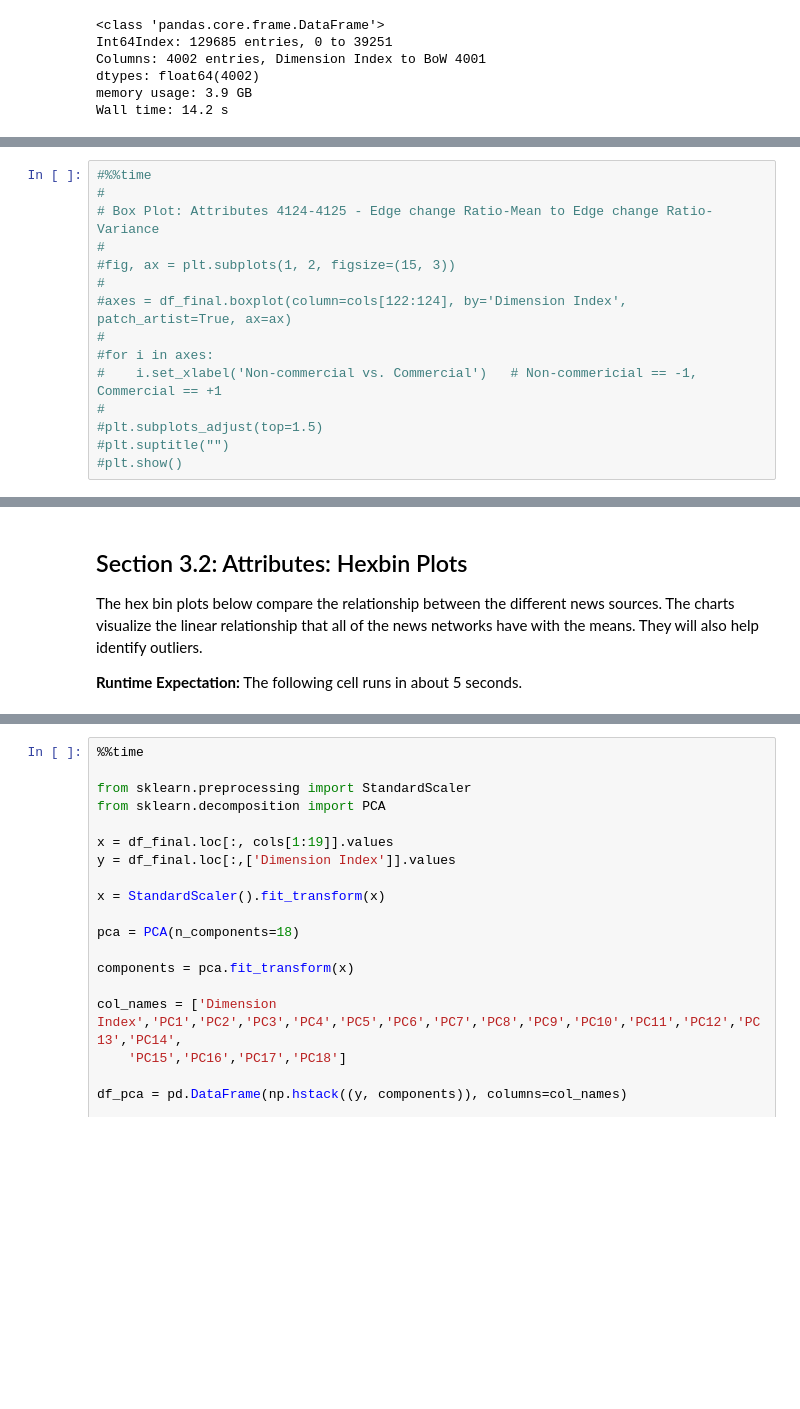
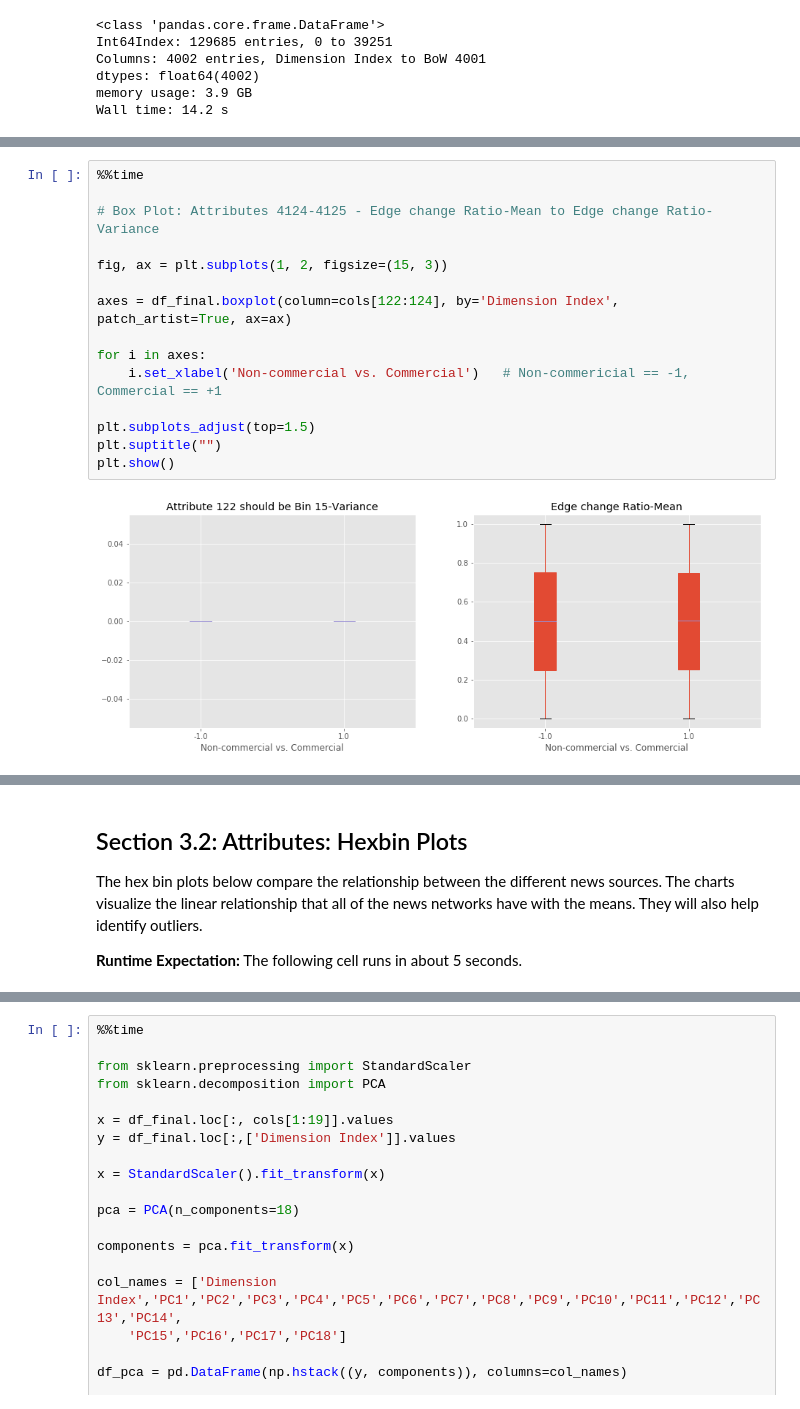
Before and after one commit to frankie-s/lab2, a Jupyter notebook: lab_2.ipynb, the cells around one changed output, grey strips where cells are left out. Drawn from its saved outputs; the diff is of its cells as text; blank space fills up the shorter version.

```diff
--- a/lab_2.ipynb
+++ b/lab_2.ipynb
@@ -870,15 +907,17 @@ The code below creates a Box Plot for each of the non-binned attributes (columns
 # %%
-#%%time
-#
+%%time
+
 # Box Plot: Attributes 4124-4125 - Edge change Ratio-Mean to Edge change Ratio-Variance
-#
-#fig, ax = plt.subplots(1, 2, figsize=(15, 3))
-#
-#axes = df_final.boxplot(column=cols[122:124], by='Dimension Index', patch_artist=True, ax=ax)
-#
-#for i in axes:
-#    i.set_xlabel('Non-commercial vs. Commercial')   # Non-commericial == -1, Commercial == +1
-#
-#plt.subplots_adjust(top=1.5)
-#plt.suptitle("")
-#plt.show()
+
+fig, ax = plt.subplots(1, 2, figsize=(15, 3))
+
+axes = df_final.boxplot(column=cols[122:124], by='Dimension Index', patch_artist=True, ax=ax)
+
+for i in axes:
+    i.set_xlabel('Non-commercial vs. Commercial')   # Non-commericial == -1, Commercial == +1
+
+plt.subplots_adjust(top=1.5)
+plt.suptitle("")
+plt.show()
+# %% [output]
+[figure, added]
@@ -889,5 +929,5 @@ The code below creates a Box Plot for each of the non-binned attributes (columns
 
 The hex bin plots below compare the relationship between the different news sources. The charts visualize the linear relationship that all of the news networks have with the means. They will also help identify outliers.
 
-<b>Runtime Expectation:</b> The following cell runs in about 5 seconds.
+**Runtime Expectation:** The following cell runs in about 5 seconds.
 # %%
```
Also changed, not shown: parts of 51 cells of this notebook.
